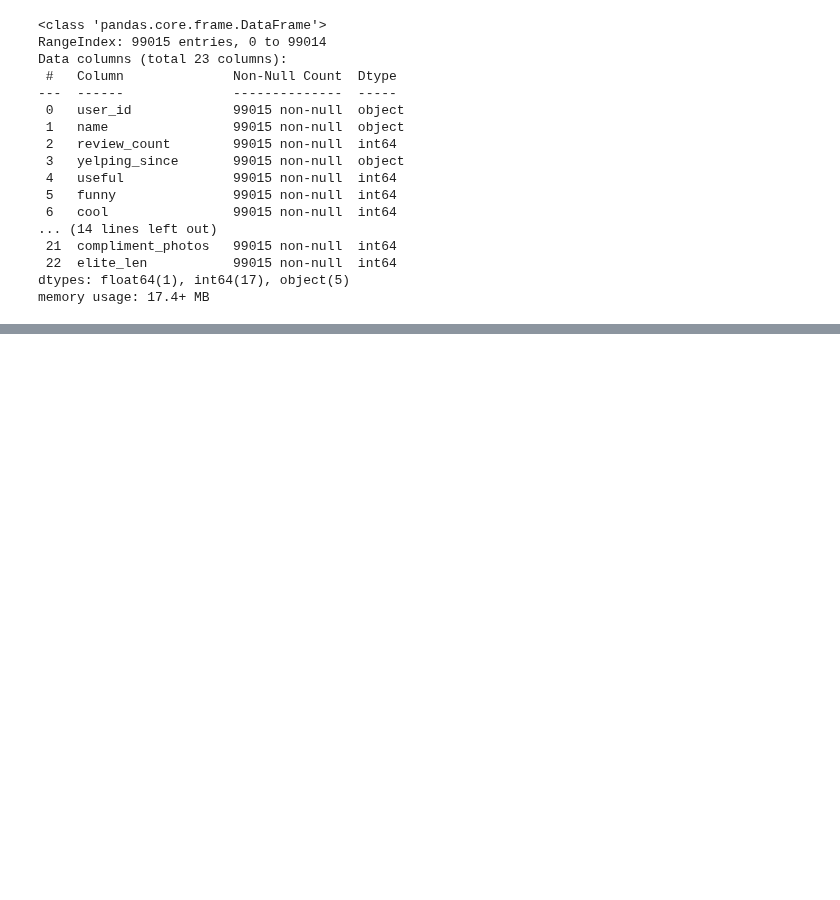
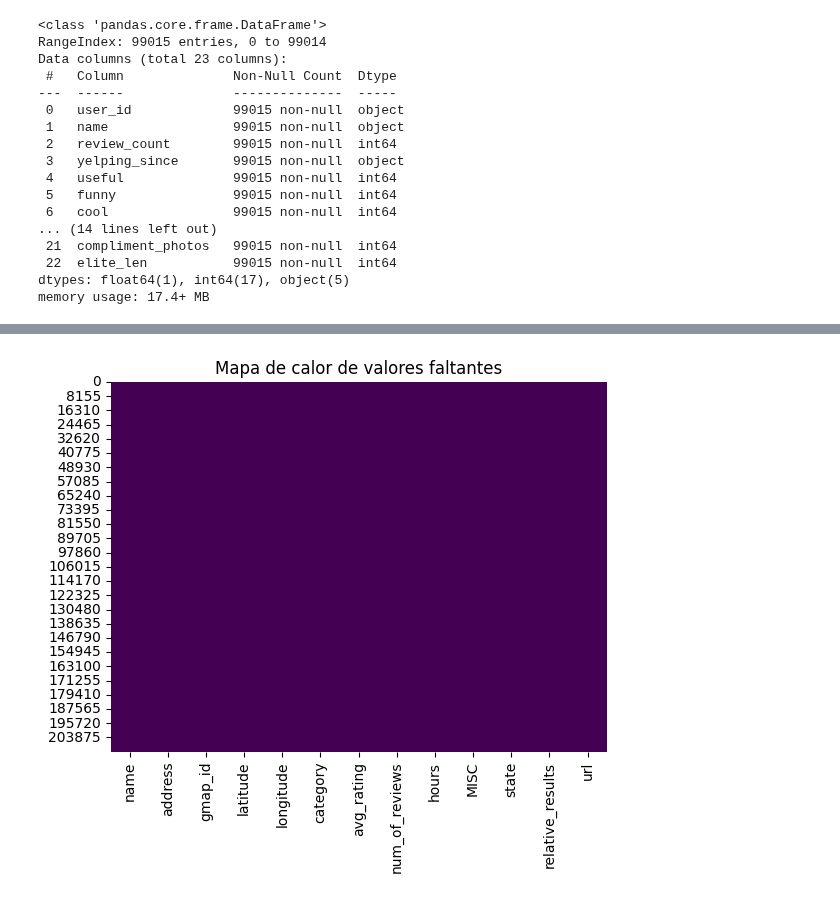
Before and after one commit to Aspirina180mg/PF_DATAPT07, a Jupyter notebook: EDA.ipynb, the cells around one changed output, grey strips where cells are left out. Cells and saved outputs as stored; diff of their text form; code cells hidden in the pictures; blank space fills up the shorter version.

```diff
--- a/EDA.ipynb
+++ b/EDA.ipynb
@@ -154,0 +178,14 @@ memory usage: 17.4+ MB
+# %%
+df_modificado_rest = df_maps_restaurantes.drop(['description','price'],axis=1)
+# %%
+df_modificado_rest['hours'] = df_modificado_rest['hours'].fillna("").apply(list)
+df_modificado_rest['state'].fillna(value='N/A',inplace=True)
+df_modificado_rest['address'].fillna(value='N/A',inplace=True)
+df_modificado_rest['MISC'] = df_modificado_rest['MISC'].fillna("").apply(dict)
+df_modificado_rest['relative_results'] = df_modificado_rest['relative_results'].fillna("").apply(list)
+# %%
+sns.heatmap(df_modificado_rest.isnull(), cmap='viridis', cbar=False)
+plt.title('Mapa de calor de valores faltantes')
+plt.show()
+# %% [output]
+[figure, added]
```
Also changed, not shown: parts of 14 cells of this notebook.
